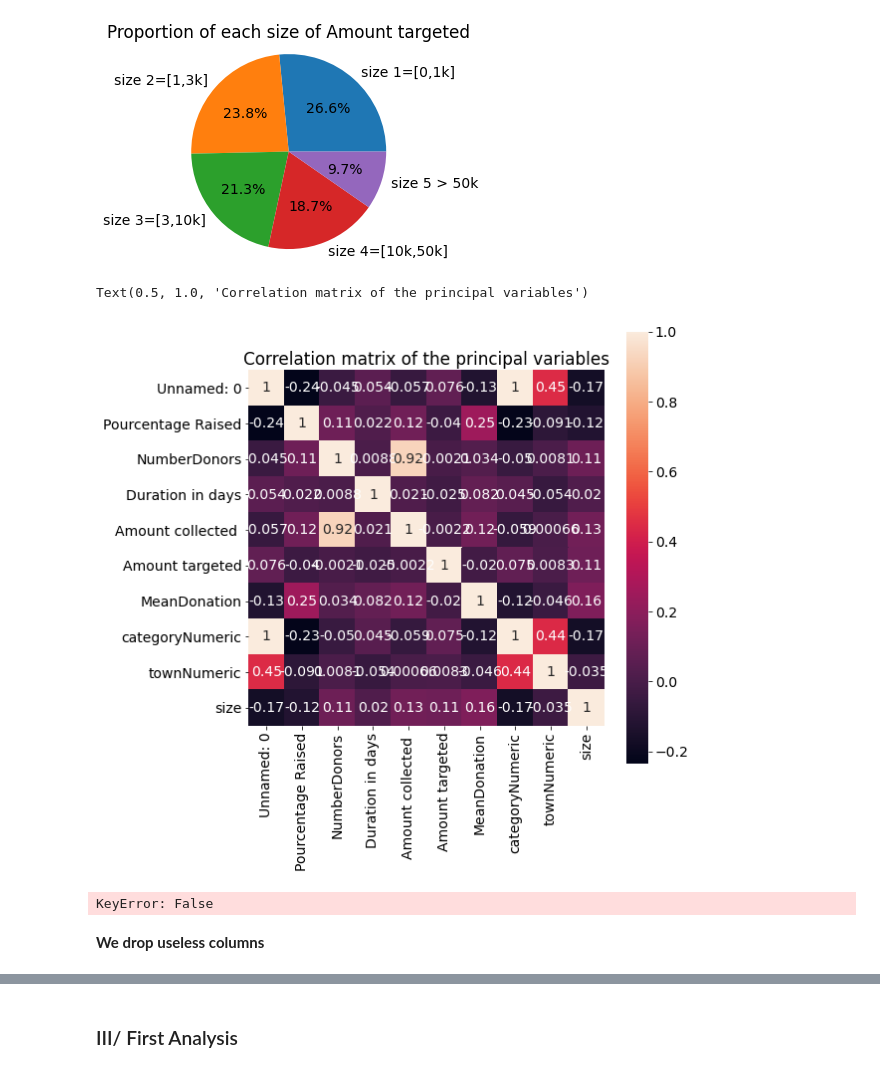
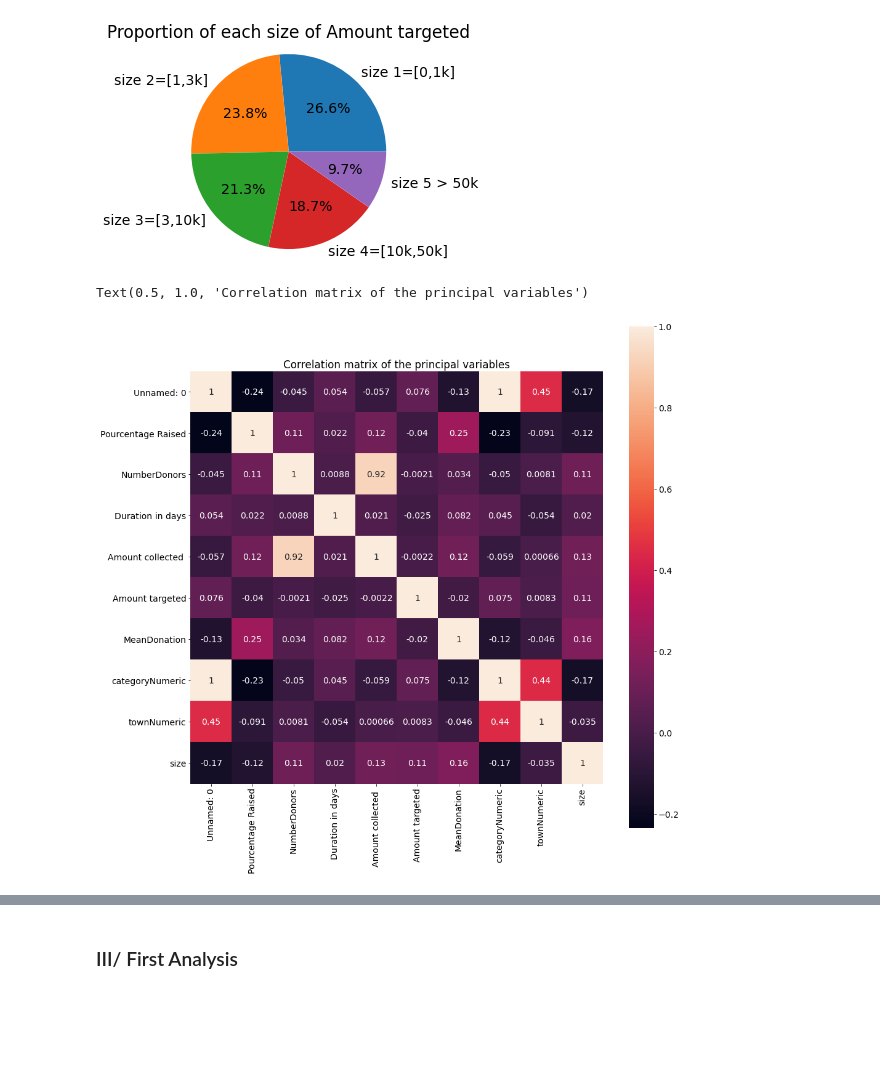
Before and after one commit to albandhauthuille/MODS203, a Jupyter notebook: II: Cleaning AnalysingMODS203 WEBSCRAPING copie.ipynb, the cells around one changed output, grey strips where cells are left out. Saved outputs shown, nothing was run; the diff lists cells and outputs as text; code cells hidden in the pictures; blank space fills up the shorter version.

```diff
--- a/II: Cleaning AnalysingMODS203 WEBSCRAPING copie.ipynb
+++ b/II: Cleaning AnalysingMODS203 WEBSCRAPING copie.ipynb
@@ -261,15 +232,9 @@ ax1.axis('equal')
 # %%
 import seaborn as sn
 
-plt.figure(figsize=(8,8))
+plt.figure(figsize=(15,15))
 corrMatrix = df.corr()
 sn.heatmap(corrMatrix, annot=True, square=True).set_title("Correlation matrix of the principal variables")
 # %% [output]
 Text(0.5, 1.0, 'Correlation matrix of the principal variables')
-[figure, old version]
+[figure, new version]
-# %%
-df.loc[['size']==1,'Amount collected '].plot.kde()
-# %% [output]
-KeyError: False
-# %% [markdown]
-<b> We drop useless columns
```
Also changed, not shown: parts of 31 cells of this notebook, 4 other files.
